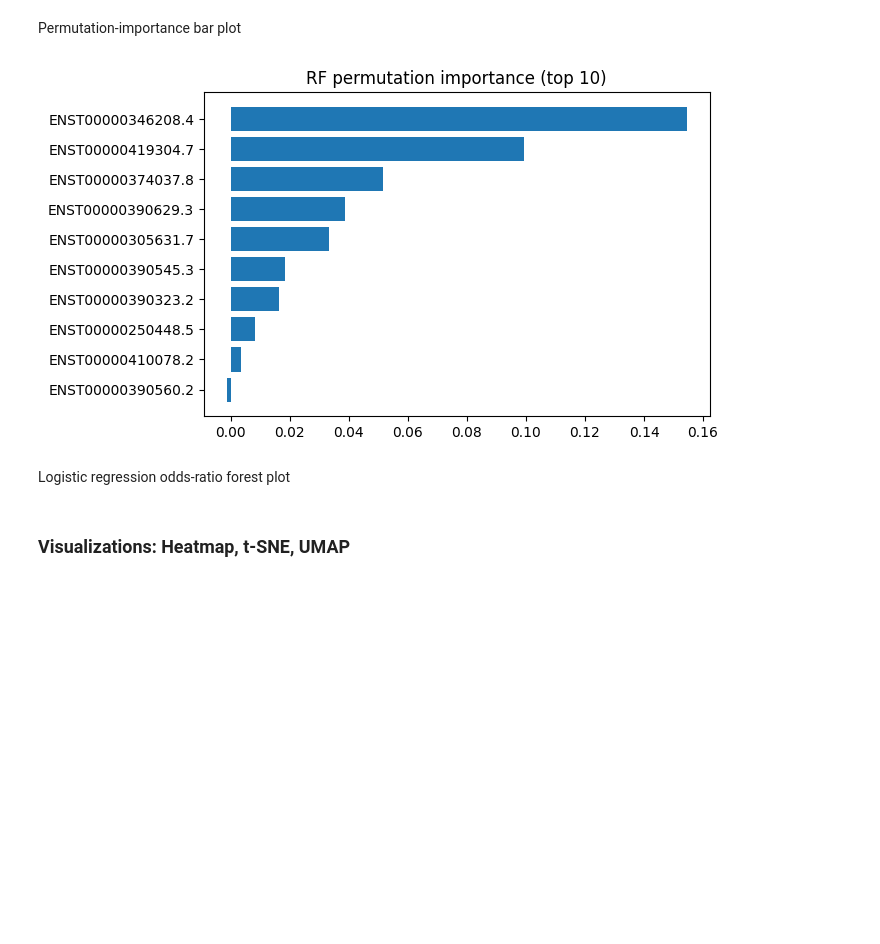
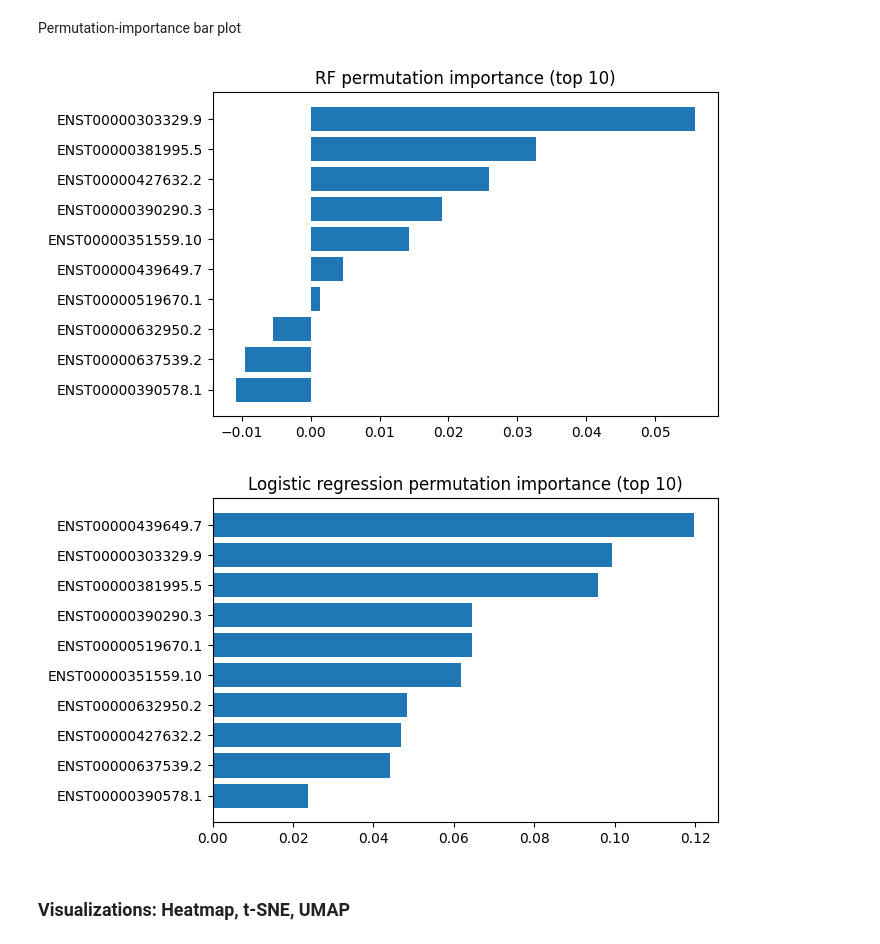
Before and after one commit to veegalinova/assignments-scivis25, a Jupyter notebook: tcga_clustering_assignment.ipynb, the cells around one changed output. Saved outputs shown, nothing was run; the diff lists cells and outputs as text; code cells hidden in the pictures; blank space fills up the shorter version.

```diff
--- a/tcga_clustering_assignment.ipynb
+++ b/tcga_clustering_assignment.ipynb
@@ -73,7 +73,7 @@ variability = df.var(axis=1)
 top_n_genes = 1000
 top_genes = variability.sort_values(ascending=False).head(top_n_genes).index.tolist()
 
-df_top_genes = df.loc[top_genes]
+df_top_genes = df.loc[top_genes].reindex(top_genes)
 print("Selected genes:", df_top_genes.shape[0])
 
 # Z-score normalized data across samples
@@ -176,0 +182,4 @@ Chosen k = 8
+# %%
+best_k = 4
+print("Chosen k =", int(best_k))
+y_clust = labels_by_k[int(best_k)]
@@ -343,15 +390,25 @@ logreg = LogisticRegression(max_iter=2000, multi_class="multinomial", penalty="l
 logreg.fit(X_reduced, y)
 coef_df = pd.DataFrame(logreg.coef_, columns=selected_genes)
 
+perm_logreg = permutation_importance(logreg, X_reduced, y, n_repeats=30, random_state=42, n_jobs=-1)
+imp_df_logreg = pd.DataFrame({
+    "gene": selected_genes,
+    "importance_mean": perm_logreg.importances_mean,
+    "importance_std": perm_logreg.importances_std
+}).sort_values("importance_mean", ascending=False)
+
 rf = RandomForestClassifier(n_estimators=300, max_depth=5, min_samples_leaf=5, random_state=42, n_jobs=-1)
 rf.fit(X_reduced, y)
 
-perm = permutation_importance(rf, X_reduced, y, n_repeats=30, random_state=42, n_jobs=-1)
-
+perm_rf = permutation_importance(rf, X_reduced, y, n_repeats=30, random_state=42, n_jobs=-1)
 imp_df = pd.DataFrame({
     "gene": selected_genes,
-    "importance_mean": perm.importances_mean,
-    "importance_std": perm.importances_std
+    "importance_mean": perm_rf.importances_mean,
+    "importance_std": perm_rf.importances_std
 }).sort_values("importance_mean", ascending=False)
+
+print("Random Forest Permutation Importance:")
 display(imp_df.tail(5))
+print("\nLogistic Regression Permutation Importance:")
+display(imp_df_logreg.tail(5))
 # %% [output]
@@ -366,14 +431,22 @@ Permutation-importance bar plot
 # %%
 import matplotlib.pyplot as plt
 
+# Plot RF importance
 imp_top = imp_df.head(10)
 plt.figure(figsize=(7,4))
 plt.barh(imp_top["gene"][::-1], imp_top["importance_mean"][::-1])
-plt.title("RF permutation importance (top 10)"); plt.tight_layout()
+plt.title("RF permutation importance (top 10)")
+plt.tight_layout()
+
+# Plot logistic regression importance
+imp_top_logreg = imp_df_logreg.head(10)
+plt.figure(figsize=(7,4))
+plt.barh(imp_top_logreg["gene"][::-1], imp_top_logreg["importance_mean"][::-1])
+plt.title("Logistic regression permutation importance (top 10)")
+plt.tight_layout()
 # %% [output]
-[figure, old version]
+[figure, new version]
+[figure, added]
-# %% [markdown]
-Logistic regression odds-ratio forest plot
 # %% [markdown]
 ### Visualizations: Heatmap, t-SNE, UMAP
 # %%
```
Also changed, not shown: parts of 21 cells of this notebook.
